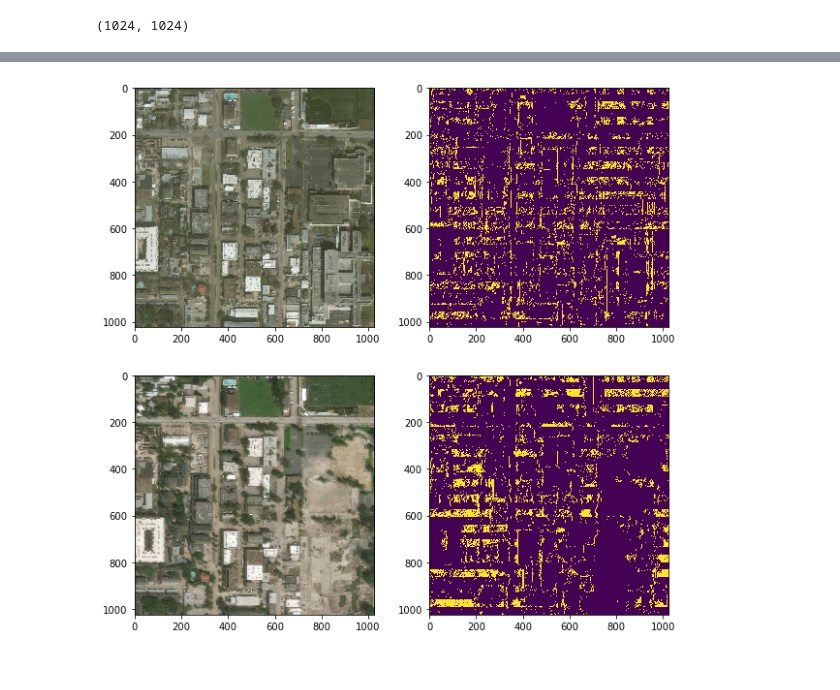
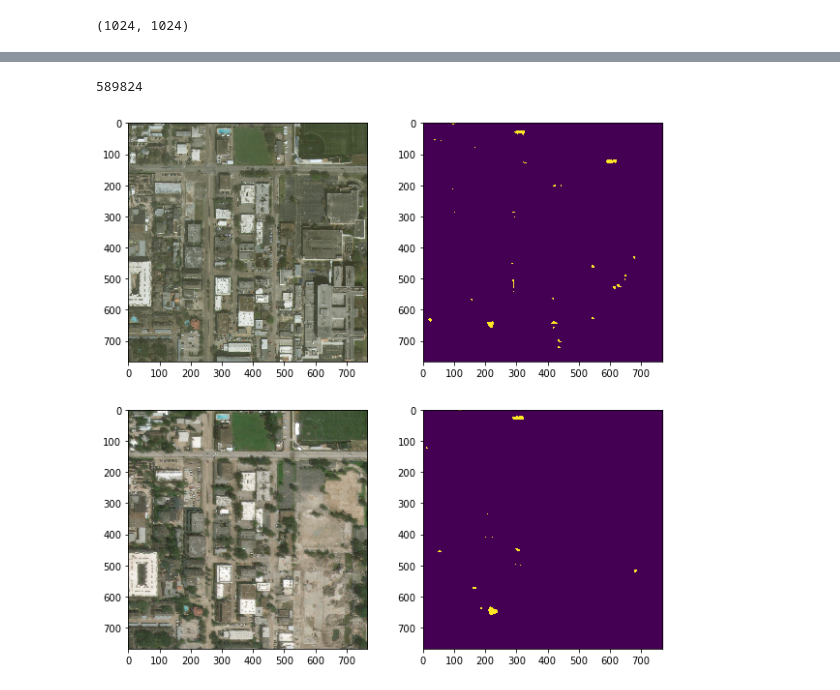
Before and after one commit to shubhamgoel27/hurricane_damage_prediction, a Jupyter notebook: notebooks/eda.ipynb, the cells around one changed output, grey strips where cells are left out. Saved outputs shown, nothing was run; the diff lists cells and outputs as text; code cells hidden in the pictures.

```diff
--- a/notebooks/eda.ipynb
+++ b/notebooks/eda.ipynb
@@ -31,3 +33,8 @@ post_img
 pre_img.size
 # %% [output]
 (1024, 1024)
+# %%
+img_size = pre_img.size[0]
+resize_size = int(img_size//(4/3))
+resized_pre_img = pre_img.resize((resize_size, resize_size))
+resized_post_img = post_img.resize((resize_size, resize_size))
@@ -34,5 +45,5 @@ pre_img.size
 # %%
-model_nn = FCN2(pre_img.size[0])
+model_nn = FCN2(resized_pre_img.size[0])
 
 model_nn.model.load_weights("Semantic-segmentation-on-buildings/weights.best.hdf5")
 # %%
@@ -53,8 +64,8 @@ def predict_image(image,model):
     predicted_image = (predicted_image> 0.5)*255
     return predicted_image
 # %%
-pre_image_arr = np.asarray(pre_img)
-post_image_arr = np.asarray(post_img)
+pre_image_arr = np.asarray(resized_pre_img)
+post_image_arr = np.asarray(resized_post_img)
 # %%
 %%time
 pred_pre_img = predict_image(pre_image_arr, model_nn)
@@ -65,10 +76,14 @@ Wall time: 5.99 s
+# %%
+pred_post_img.size
+# %% [output]
+589824
 # %%
 fig, ax = plt.subplots(nrows=2, ncols=2)
-ax[0,0].imshow(pre_img)
+ax[0,0].imshow(resized_pre_img)
 ax[0,1].imshow(pred_pre_img)
-ax[1,0].imshow(post_img)
+ax[1,0].imshow(resized_post_img)
 ax[1,1].imshow(pred_post_img)
 
 plt.show()
 # %% [output]
-[figure, old version]
+[figure, new version]
```
Also changed, not shown: parts of 3 cells of this notebook, 1 other file.
